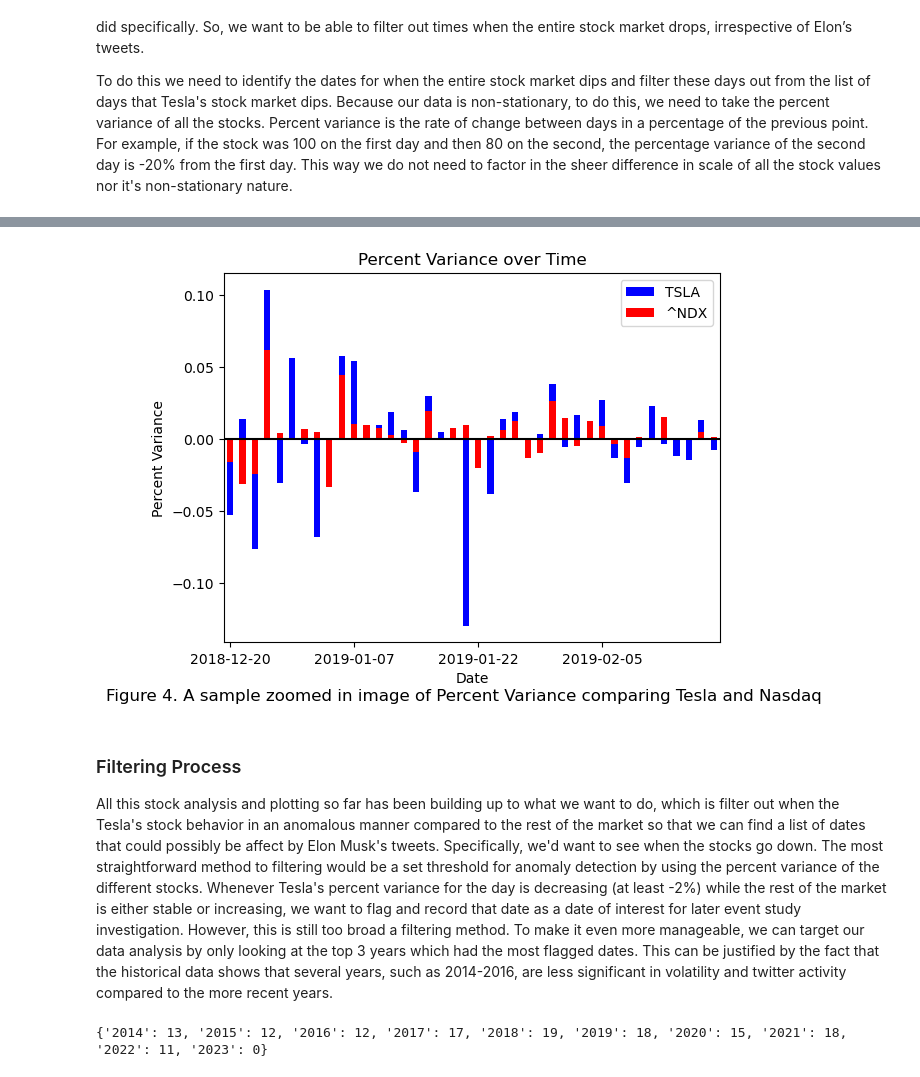
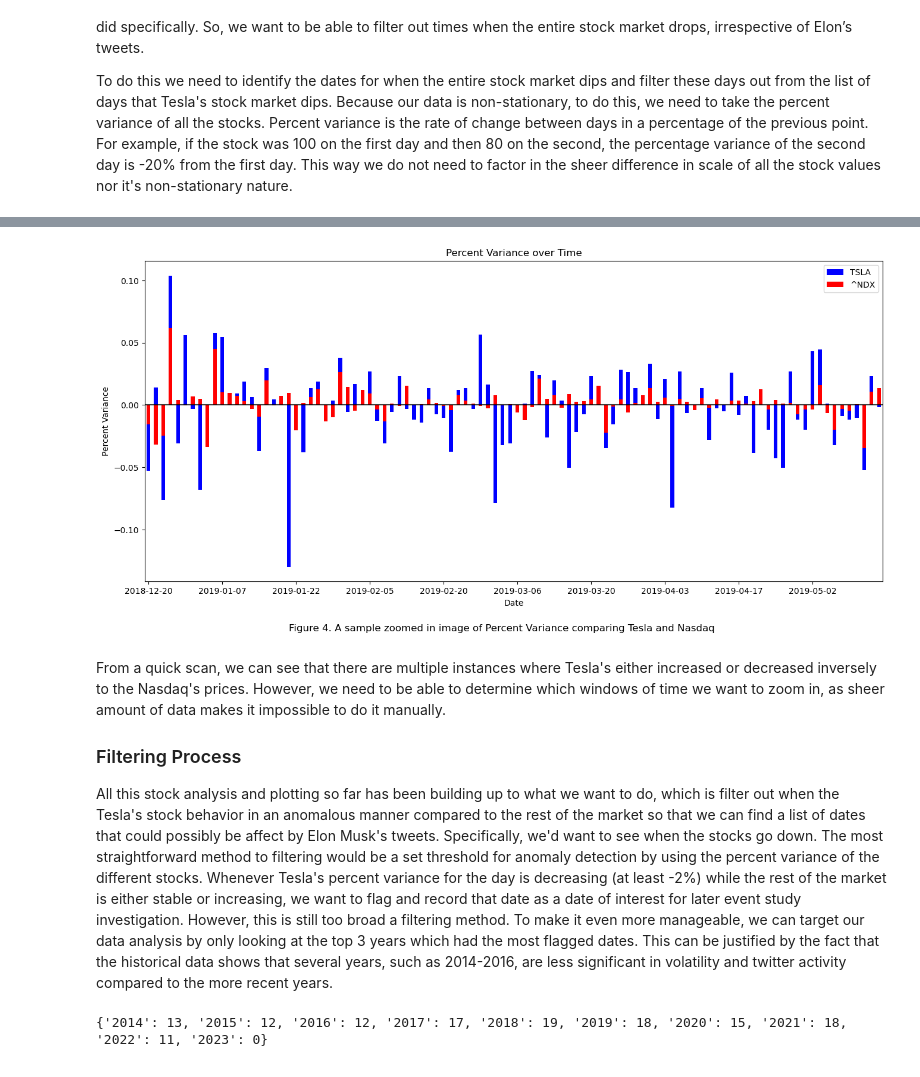
Before and after one commit to olincollege/twitter-vs-stock, a Jupyter notebook: main.ipynb, the cells around one changed output, grey strips where cells are left out. Drawn from its saved outputs; the diff is of its cells as text; code cells hidden in the pictures.

```diff
--- a/main.ipynb
+++ b/main.ipynb
@@ -436,27 +435,31 @@ Since we know that Tesla is a lot more volatile compared to the other stocks, it
 # %%
 start_range =1250
-end_range = start_range + 40
+end_range = start_range + 100
+
+#PLotting figure 4
+fig, axes = plt.subplots(1, 1, figsize=(16,7))
 tesla.get_variance_data()[start_range: end_range].plot.bar(label=tesla.get_ticker(), color = 'b')
 nasdaq.get_variance_data()[start_range: end_range].plot.bar(label=nasdaq.get_ticker(), color = 'r')
 
 plt.xticks(rotation=0)
 plt.legend()
 plt.ylabel("Percent Variance")
 plt.title("Percent Variance over Time")
 locs, labels = plt.xticks()
 N = 10
 new_labels = [labels[::N][i].get_text()[0:10] for i in range(len(labels[::N]))]
-plt.axhline(y = 0, color = 'black', linestyle = '-')
+plt.axhline(y = 0, color = 'black', linestyle = '-', alpha=0.75)
 plt.xticks(locs[::N], new_labels)
 
 
 caption="Figure 4. A sample zoomed in image of Percent Variance comparing Tesla and Nasdaq"
 plt.figtext(0.5, -0.01, caption, wrap=True, horizontalalignment='center', fontsize=12)
 
 plt.show()
 # %% [output]
-[figure, old version]
+[figure, new version]
 # %% [markdown]
+From a quick scan, we can see that there are multiple instances where Tesla's either increased or decreased inversely to the Nasdaq's prices. However, we need to be able to determine which windows of time we want to zoom in, as sheer amount of data makes it impossible to do it manually.
 
 ### Filtering Process
 
```
Also changed, not shown: parts of 11 cells of this notebook.
